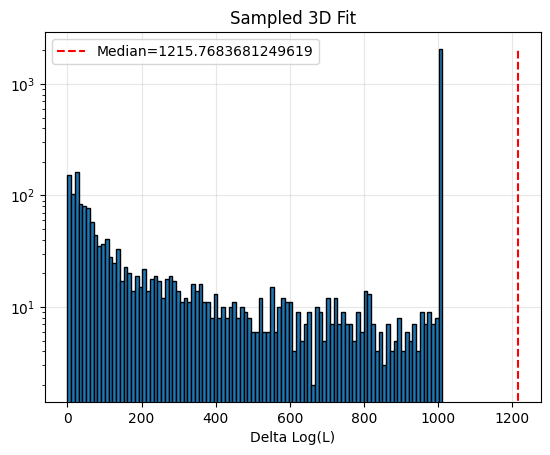
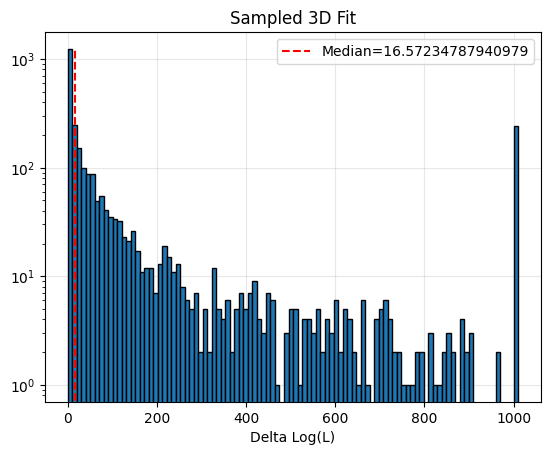
Unified diff of the notebook cell whose output changed from the first chart to the second:
--- before
+++ after
@@ -12,3 +12,3 @@
 plt.legend()
 plt.xlabel('Delta Log(L)')
-#plt.savefig('../plots/2d_deltalogL_plt.png')
+plt.savefig('../plots/sampled_3d_delta_logL_byhand.png')

Commit: incremental improvements to sampling and delta logL calculation with sampling